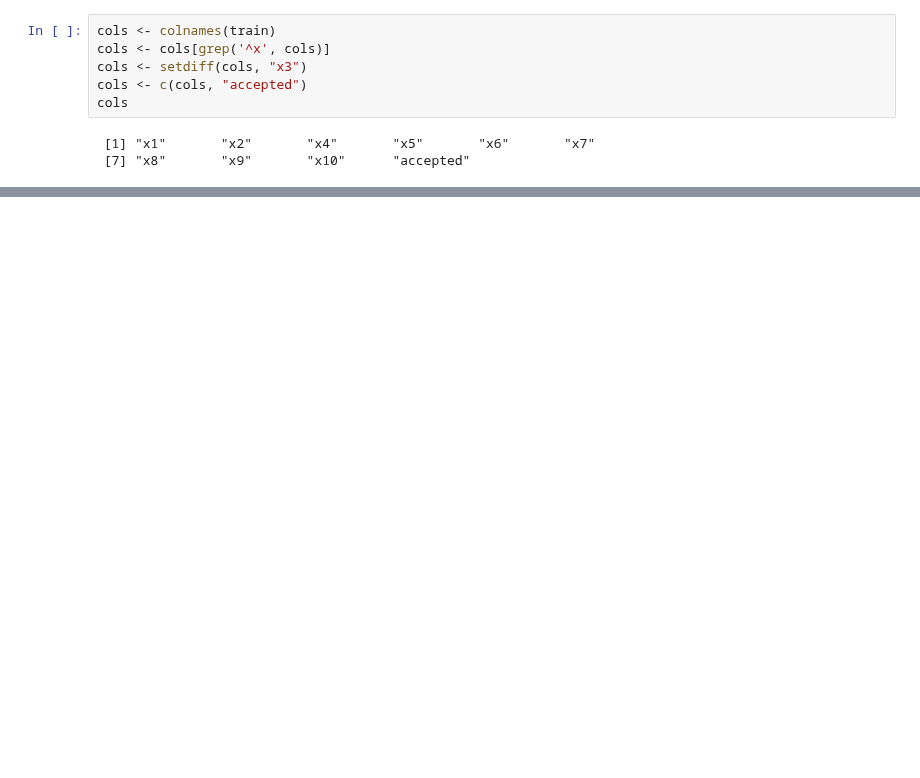
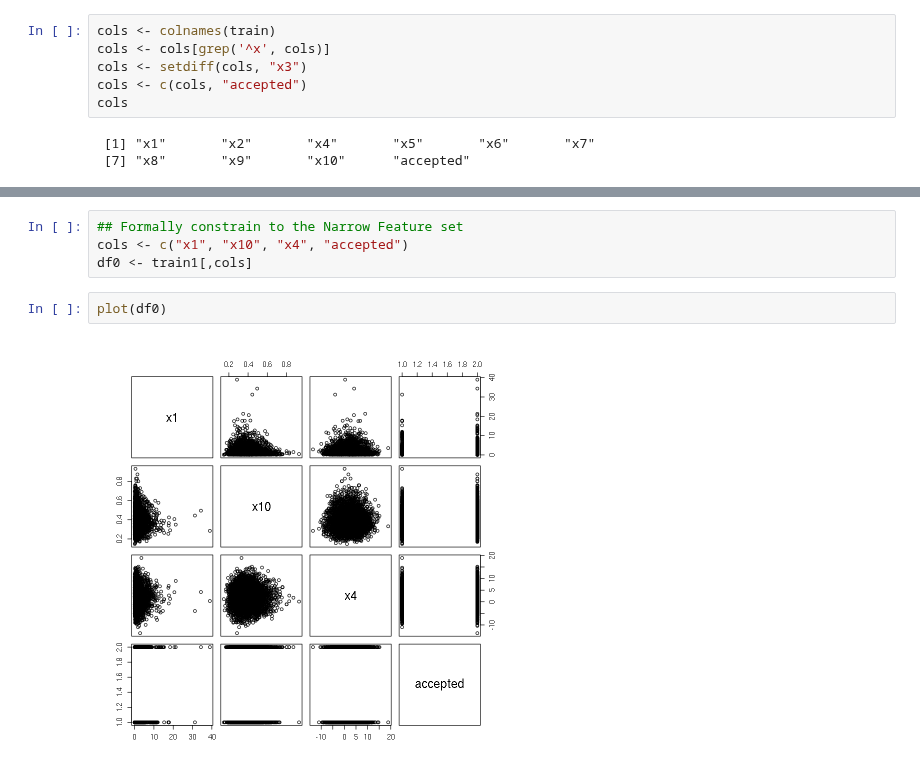
Before and after one commit to eepgwde/pyeg0, a Jupyter notebook: caret/classr1/smava02.ipynb, the cells around one changed output, grey strips where cells are left out. Drawn from its saved outputs; the diff is of its cells as text; blank space fills up the shorter version.

```diff
--- a/caret/classr1/smava02.ipynb
+++ b/caret/classr1/smava02.ipynb
@@ -132,0 +200,8 @@ A tibble: 6 × 11
+# %%
+## Formally constrain to the Narrow Feature set
+cols <- c("x1", "x10", "x4", "accepted")
+df0 <- train1[,cols]
+# %%
+plot(df0)
+# %% [output]
+[figure, added]
```
Also changed, not shown: parts of 42 cells of this notebook.
